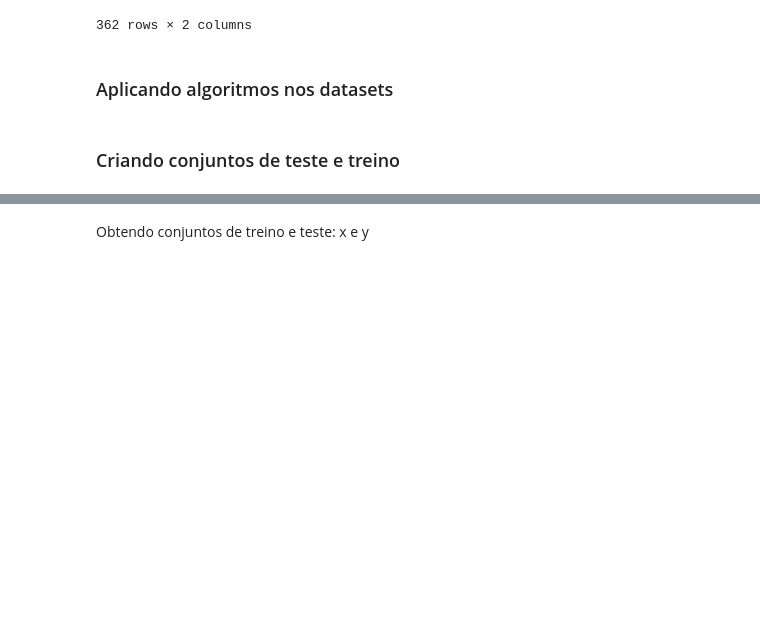
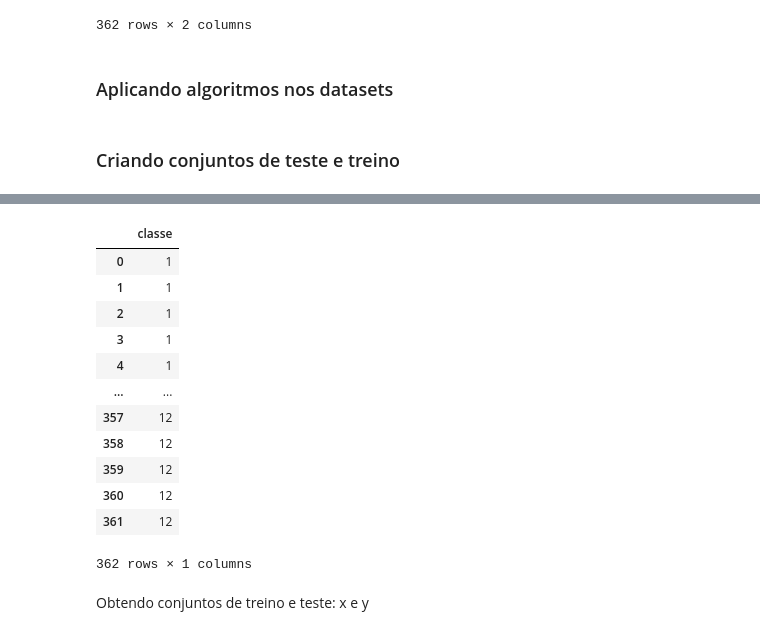
Before and after one commit to Henriquemcc/Trabalho_de_Implementacao_Projeto_e_Analise_Algoritmos-2026-1, a Jupyter notebook: Notebooks/Experimentos.ipynb, the cells around one changed output, grey strips where cells are left out. Drawn from its saved outputs; the diff is of its cells as text; code cells hidden in the pictures; blank space fills up the shorter version.

```diff
--- a/Notebooks/Experimentos.ipynb
+++ b/Notebooks/Experimentos.ipynb
@@ -217,3 +236,19 @@ dataset_exemplo_treino = aplicar_algoritmos_series_temporais(dataset_exemplo_tre
+# %%
+dataset_exemplo_teste
+# %% [output]
+|  | classe |
+| 0 | 1 |
+| 1 | 1 |
+| 2 | 1 |
+| 3 | 1 |
+| 4 | 1 |
+| ... | ... |
+| 357 | 12 |
+| 358 | 12 |
+| 359 | 12 |
+| 360 | 12 |
+| 361 | 12 |
+362 rows × 1 columns
 # %% [markdown]
 Obtendo conjuntos de treino e teste: x e y
 # %%
```
Also changed, not shown: parts of 7 cells of this notebook.
